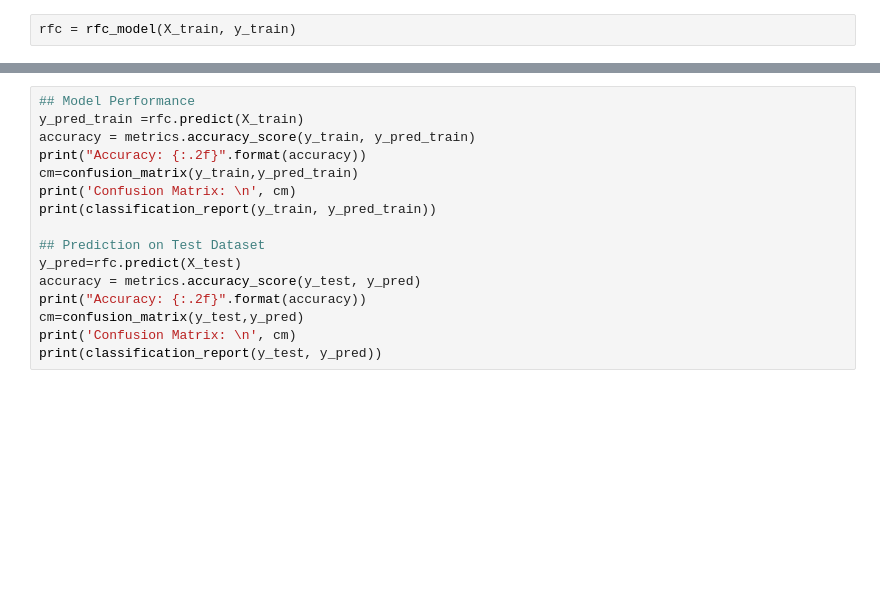
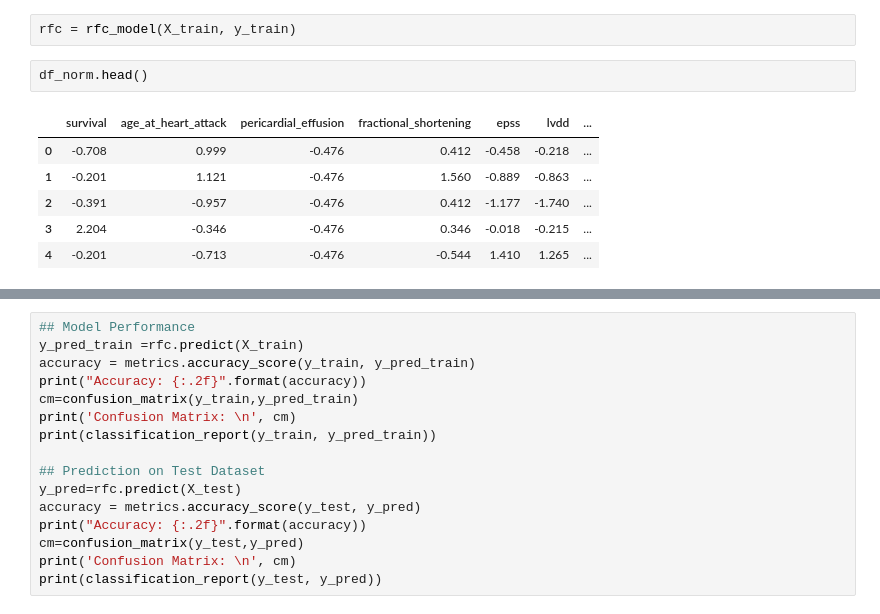
Before and after one commit to khalishah/uci_echocardiogram, a Jupyter notebook: echocardiogram_analysis.ipynb, the cells around one changed output, grey strips where cells are left out. Cells and saved outputs as stored; diff of their text form; blank space fills up the shorter version.

```diff
--- a/echocardiogram_analysis.ipynb
+++ b/echocardiogram_analysis.ipynb
@@ -177,3 +175,12 @@ def rfc_model(X, y):
     return rfc
 # %%
 rfc = rfc_model(X_train, y_train)
+# %%
+df_norm.head()
+# %% [output]
+|  | survival | age_at_heart_attack | pericardial_effusion | fractional_shortening | epss | lvdd | ... |
+| 0 | -0.708 | 0.999 | -0.476 | 0.412 | -0.458 | -0.218 | ... |
+| 1 | -0.201 | 1.121 | -0.476 | 1.560 | -0.889 | -0.863 | ... |
+| 2 | -0.391 | -0.957 | -0.476 | 0.412 | -1.177 | -1.740 | ... |
+| 3 | 2.204 | -0.346 | -0.476 | 0.346 | -0.018 | -0.215 | ... |
+| 4 | -0.201 | -0.713 | -0.476 | -0.544 | 1.410 | 1.265 | ... |
```
Also changed, not shown: parts of 21 cells of this notebook.
